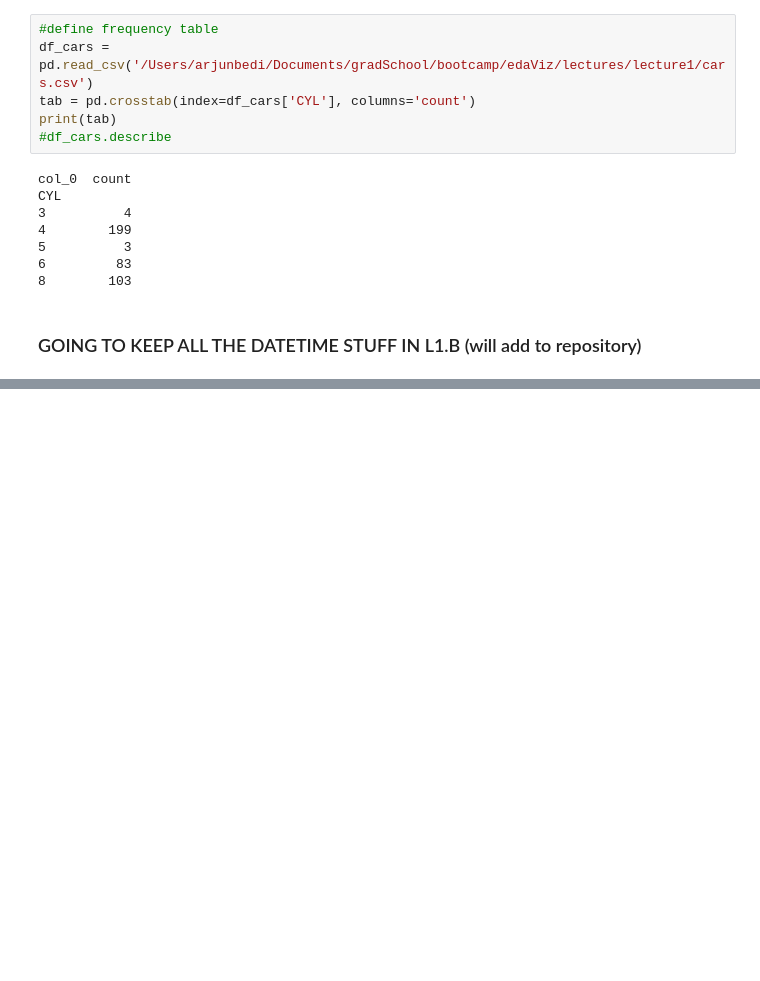
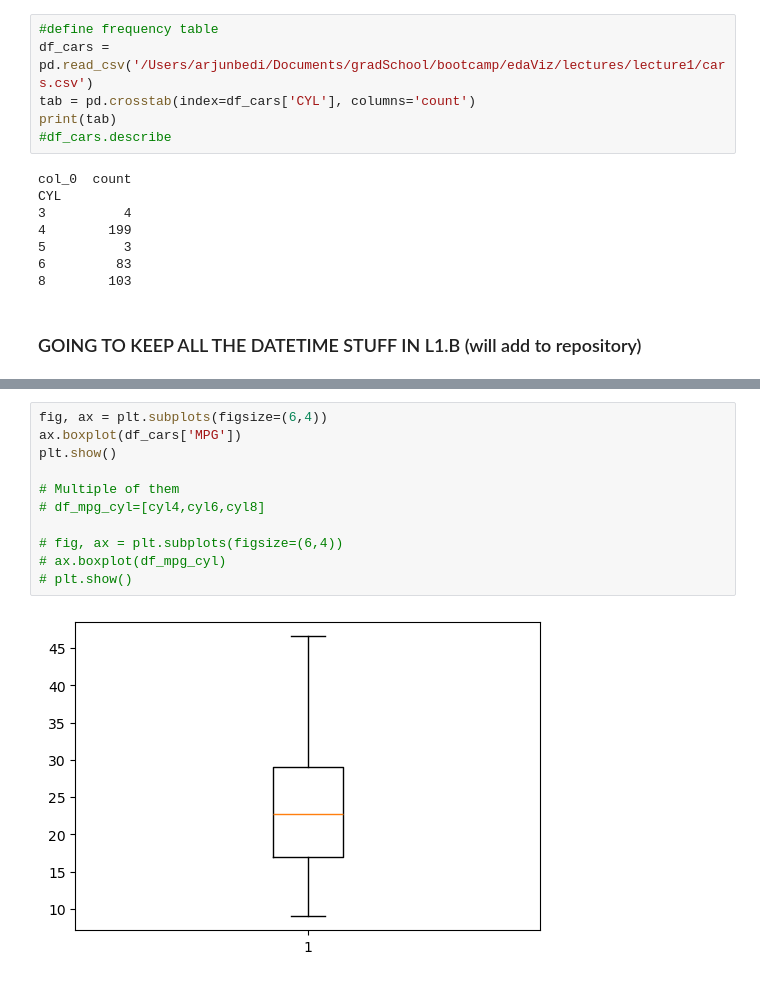
Before and after one commit to arjunsbedi18/edaMasterFile, a Jupyter notebook: edaStudyGuide.ipynb, the cells around one changed output, grey strips where cells are left out. Saved outputs shown, nothing was run; the diff lists cells and outputs as text; blank space fills up the shorter version.

```diff
--- a/edaStudyGuide.ipynb
+++ b/edaStudyGuide.ipynb
@@ -86,0 +142,13 @@ CYL
+# %%
+fig, ax = plt.subplots(figsize=(6,4))
+ax.boxplot(df_cars['MPG'])
+plt.show()
+
+# Multiple of them
+# df_mpg_cyl=[cyl4,cyl6,cyl8]
+
+# fig, ax = plt.subplots(figsize=(6,4))
+# ax.boxplot(df_mpg_cyl)
+# plt.show()
+# %% [output]
+[figure, added]
```
Also changed, not shown: parts of 19 cells of this notebook.
